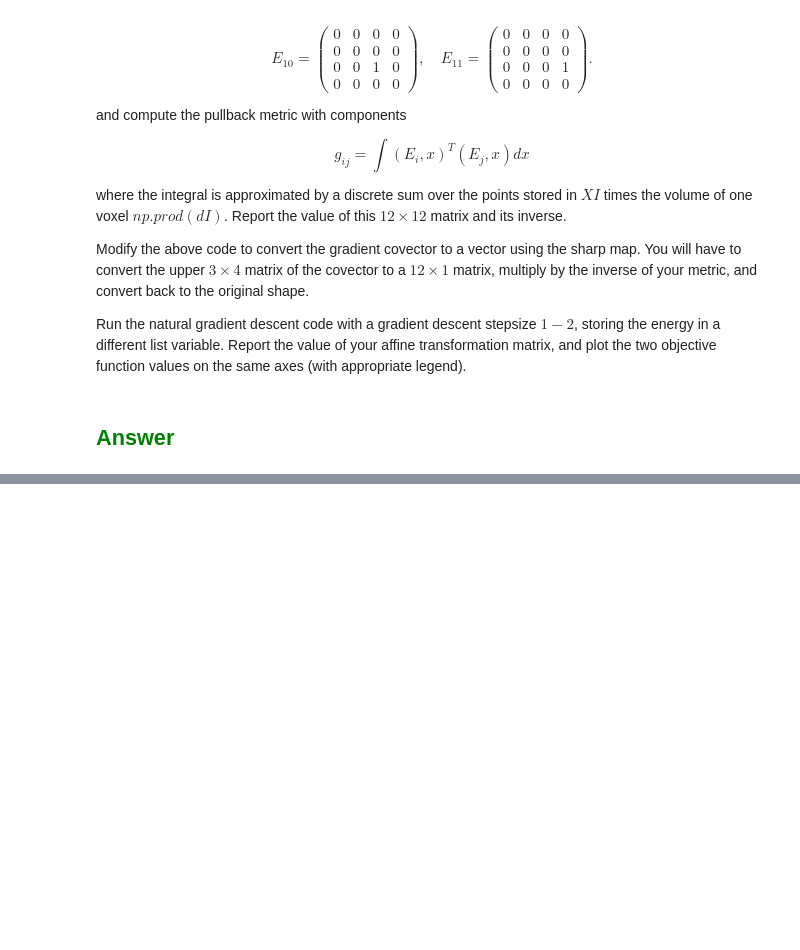
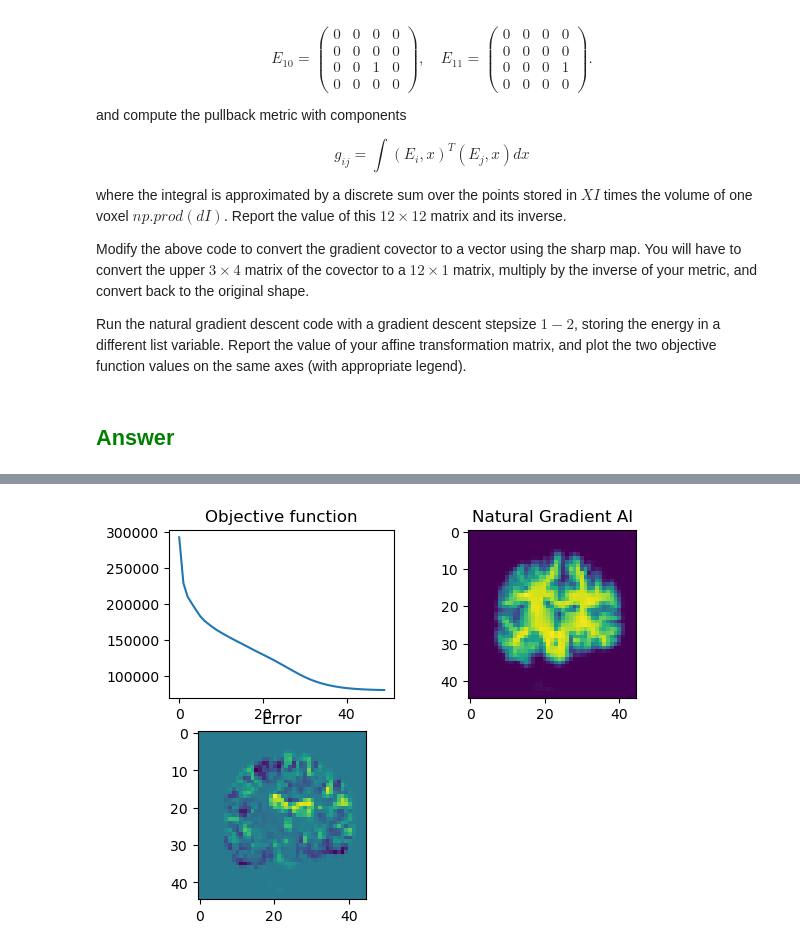
Before and after one commit to Simonlee711/UCLA-Grad-Courses, a Jupyter notebook: BIOMATH208/hw3/pset3.ipynb, the cells around one changed output, grey strips where cells are left out. Drawn from its saved outputs; the diff is of its cells as text; code cells hidden in the pictures; blank space fills up the shorter version.

```diff
--- a/BIOMATH208/hw3/pset3.ipynb
+++ b/BIOMATH208/hw3/pset3.ipynb
@@ -858,0 +665,90 @@ array([[ 1.01695564e+00, -2.30797517e-02,  5.17869209e-02,
+# %%
+import numpy as np
+import matplotlib.pyplot as plt
+from scipy.interpolate import interpn
+
+# Load images as numpy arrays
+data = np.load('./hw3imagedata2024.npz', allow_pickle=True)
+I = data['I']
+dI = data['dI']
+xI = data['xI']
+XI = data['XI']
+J = data['J']
+dJ = data['dJ']
+xJ = data['xJ']
+XJ = data['XJ']
+
+# Define the basis matrices E_i
+E = np.zeros((12, 4, 4))
+indices = [(0, 0), (0, 1), (0, 2), (0, 3), (1, 0), (1, 1), (1, 2), (1, 3),
+           (2, 0), (2, 1), (2, 2), (2, 3)]
+for i, (row, col) in enumerate(indices):
+    E[i, row, col] = 1
+
+# Calculate the volume of one voxel
+voxel_volume = np.prod(dI)
+
+# Calculate metric g_ij
+g = np.zeros((12, 12))
+for i in range(12):
+    for j in range(12):
+        E_i_transformed_XI = np.dot(E[i, :3, :3], XI.reshape(-1, 3).T) + E[i, :3, 3][:, np.newaxis]
+        E_j_transformed_XI = np.dot(E[j, :3, :3], XI.reshape(-1, 3).T) + E[j, :3, 3][:, np.newaxis]
+        g[i, j] = np.sum(np.sum(E_i_transformed_XI * E_j_transformed_XI, axis=0)) * voxel_volume
+
+# Compute the inverse of the metric tensor
+g_inv = np.linalg.inv(g)
+print("Metric tensor g:")
+print(g)
+print("\nInverse of the metric tensor g^-1:")
+print(g_inv)
+
+##############################################################################
+
+# Initial guess for an affine matrix
+A = np.eye(4)
+# Optimization parameters
+niter = 50
+ep = 3000 # steps size from OH
+cost = []
+# For plotting results
+f, ax = plt.subplots(2, 2)
+ax[1, 1].set_visible(False)
+
+for it in range(niter):
+    Ai = np.linalg.inv(A)
+    Xs = (Ai[:3, :3] @ XJ[..., None])[..., 0] + Ai[:3, -1]
+    AI = interpn(xI, I, Xs, bounds_error=False, fill_value=0.0)
+    err = AI - J
+    cost.append(np.sum(err**2) * voxel_volume)
+    dAI = np.stack(np.gradient(AI, *dJ), -1)
+    dAI = np.concatenate((dAI, np.zeros(append_shape)), -1)
+    Xs = np.concatenate((Xs, np.ones(append_shape)), -1)
+    dAIXs = dAI[..., :, None] * Xs[..., None, :]
+    grad_covector = -np.sum(err[..., None, None] * dAIXs, axis=(0, 1, 2)) * voxel_volume
+
+    # Convert the upper 3x4 matrix of the covector to a 12x1 vector
+    grad_vector = grad_covector[:3, :4].reshape(-1)
+    # Multiply by the inverse of the metric tensor
+    grad_vector = grad_vector @ g_inv
+    # Reshape back to 4x4 matrix for updating A
+    grad_vector_full = np.zeros_like(A)
+    grad_vector_full[:3, :4] = grad_vector.reshape(3, 4)
+
+    # Update parameter estimates
+    A -= ep * grad_vector_full
+
+    # Update plots
+    ax[0, 0].cla()
+    ax[0, 0].plot(cost)
+    ax[0, 0].set_title('Objective function')
+    ax[0, 1].cla()
+    ax[0, 1].imshow(np.rot90(AI[:, AI.shape[1]//2]))
+    ax[0, 1].set_title('Natural Gradient AI')
+    ax[1, 0].cla()
+    ax[1, 0].imshow(np.rot90((AI - J)[:, AI.shape[1]//2]))
+    ax[1, 0].set_title('Error')
+    f.canvas.draw()
+
+plt.show()
+# %% [output]
@@ -858,0 +772 @@ array([[ 1.01695564e+00, -2.30797517e-02,  5.17869209e-02,
+[figure, added]
```
Also changed, not shown: parts of 14 cells of this notebook, 1 other file.
